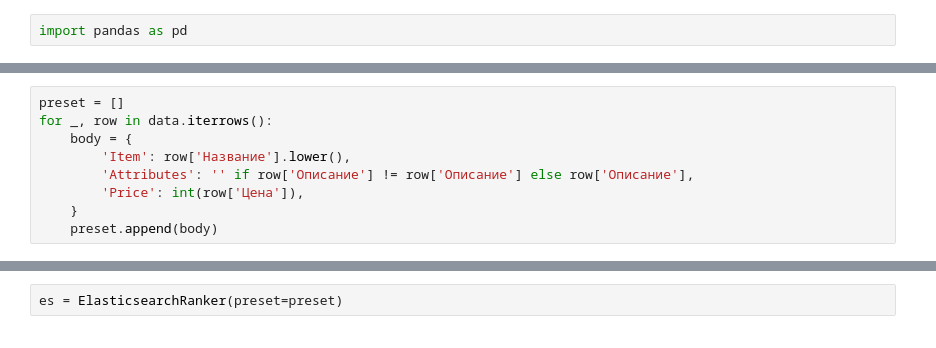
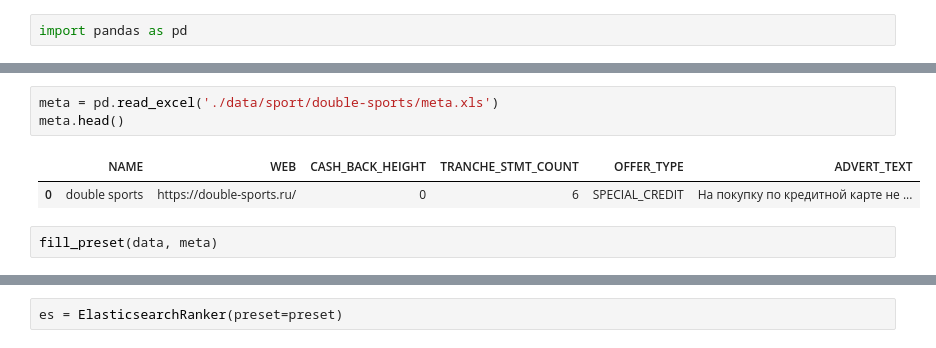
Before and after one commit to kbrodt/offer_search, a Jupyter notebook: how_to_elastic.ipynb, the cells around one changed output, grey strips where cells are left out. Drawn from its saved outputs; the diff is of its cells as text.

```diff
--- a/how_to_elastic.ipynb
+++ b/how_to_elastic.ipynb
@@ -15,12 +34,11 @@ data.head()
 | 2 | Велосипеды / Велосипеды / Горные ... | Универсальный горный велосипед, к... | 43450 |
 | 3 | Велосипеды / Велосипеды / Горные ... | В 2018 году компания Bergamont ре... | 43450 |
 | 4 | Велосипеды / Велосипеды / Горные ... | В 2018 году компания Bergamont ре... | 43450 |
-# %%
-preset = []
-for _, row in data.iterrows():
-    body = {
-        'Item': row['Название'].lower(),
-        'Attributes': '' if row['Описание'] != row['Описание'] else row['Описание'],
-        'Price': int(row['Цена']),
-    }
-    preset.append(body)
+# %%
+meta = pd.read_excel('./data/sport/double-sports/meta.xls')
+meta.head()
+# %% [output]
+|  | NAME | WEB | CASH_BACK_HEIGHT | TRANCHE_STMT_COUNT | OFFER_TYPE | ADVERT_TEXT |
+| 0 | double sports | https://double-sports.ru/ | 0 | 6 | SPECIAL_CREDIT | На покупку по кредитной карте не ... |
+# %%
+fill_preset(data, meta)
```
Also changed, not shown: parts of 14 cells of this notebook, 2 other files.
